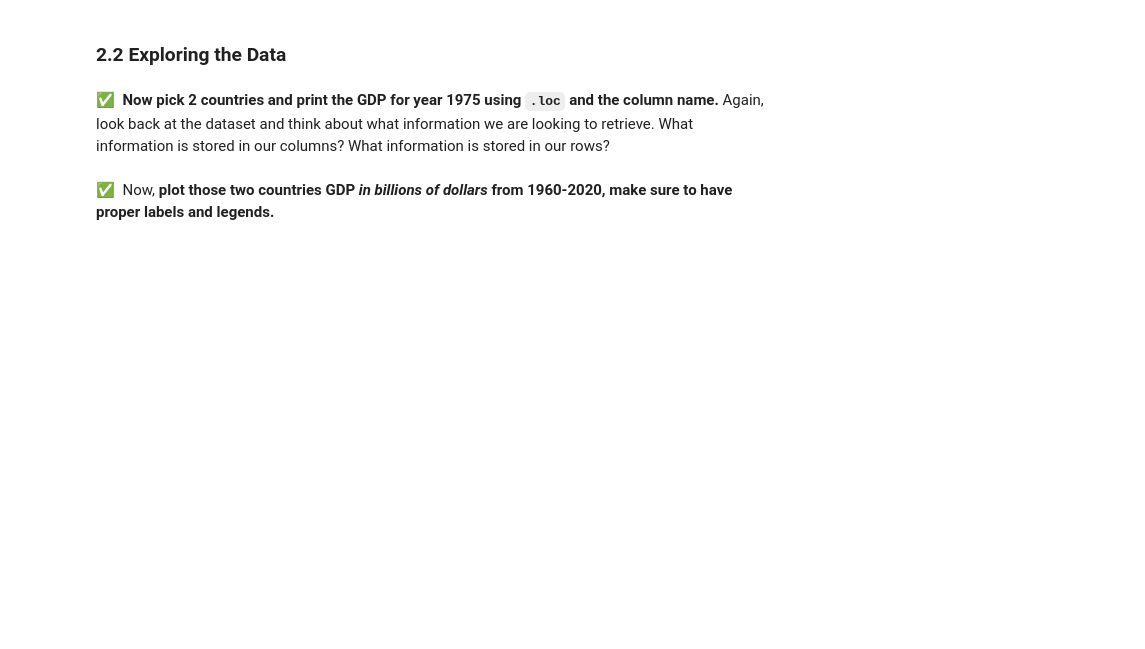
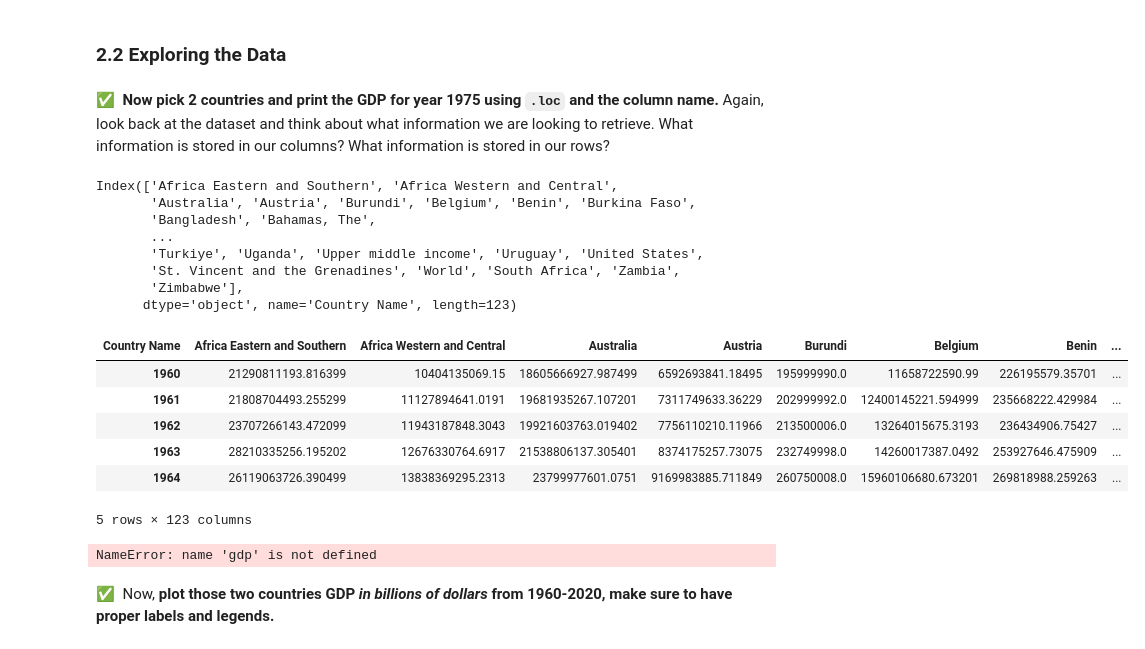
Before and after one commit to andrew-koren/cautious-adventure, a Jupyter notebook: my shit/cmse/Day-10_In-Class_GDP-STUDENT.ipynb, the cells around one changed output. Cells and saved outputs as stored; diff of their text form; code cells hidden in the pictures; blank space fills up the shorter version.

```diff
--- a/my shit/cmse/Day-10_In-Class_GDP-STUDENT.ipynb
+++ b/my shit/cmse/Day-10_In-Class_GDP-STUDENT.ipynb
@@ -260,3 +359,31 @@ gdp.index
+# %%
+print(gdp.keys())
+gdp.head()
+# %% [output]
+Index(['Africa Eastern and Southern', 'Africa Western and Central',
+       'Australia', 'Austria', 'Burundi', 'Belgium', 'Benin', 'Burkina Faso',
+       'Bangladesh', 'Bahamas, The',
+       ...
+       'Turkiye', 'Uganda', 'Upper middle income', 'Uruguay', 'United States',
+       'St. Vincent and the Grenadines', 'World', 'South Africa', 'Zambia',
+       'Zimbabwe'],
+      dtype='object', name='Country Name', length=123)
+| Country Name | Africa Eastern and Southern | Africa Western and Central | Australia | Austria | Burundi | Belgium | Benin | ... |
+| 1960 | 21290811193.816399 | 10404135069.15 | 18605666927.987499 | 6592693841.18495 | 195999990.0 | 11658722590.99 | 226195579.35701 | ... |
+| 1961 | 21808704493.255299 | 11127894641.0191 | 19681935267.107201 | 7311749633.36229 | 202999992.0 | 12400145221.594999 | 235668222.429984 | ... |
+| 1962 | 23707266143.472099 | 11943187848.3043 | 19921603763.019402 | 7756110210.11966 | 213500006.0 | 13264015675.3193 | 236434906.75427 | ... |
+| 1963 | 28210335256.195202 | 12676330764.6917 | 21538806137.305401 | 8374175257.73075 | 232749998.0 | 14260017387.0492 | 253927646.475909 | ... |
+| 1964 | 26119063726.390499 | 13838369295.2313 | 23799977601.0751 | 9169983885.711849 | 260750008.0 | 15960106680.673201 | 269818988.259263 | ... |
+5 rows × 123 columns
+# %%
+# Put your code here
+#print(gdp['Australia'])
+print(gdp.iloc[:,0])
+#gdp.loc[gdp.keys()[1]]
+#gdp['Country Name']
+#pd.DataFrame(gdp['Country Name'], gdp['United States'], gdp['United Kingdom'])
+# %% [output]
+NameError: name 'gdp' is not defined
 # %% [markdown]
 &#9989;&nbsp; Now, **plot those two countries GDP *in billions of dollars* from 1960-2020, make sure to have proper labels and legends.**
 # %%
```
Also changed, not shown: parts of 19 cells of this notebook.
